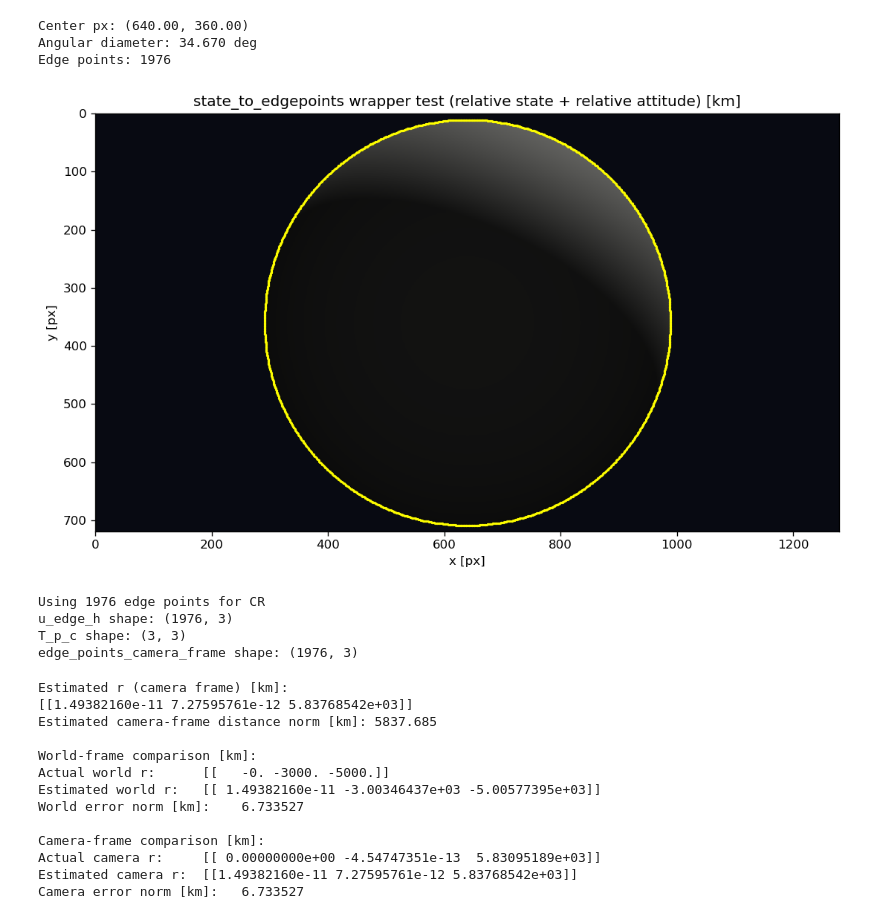
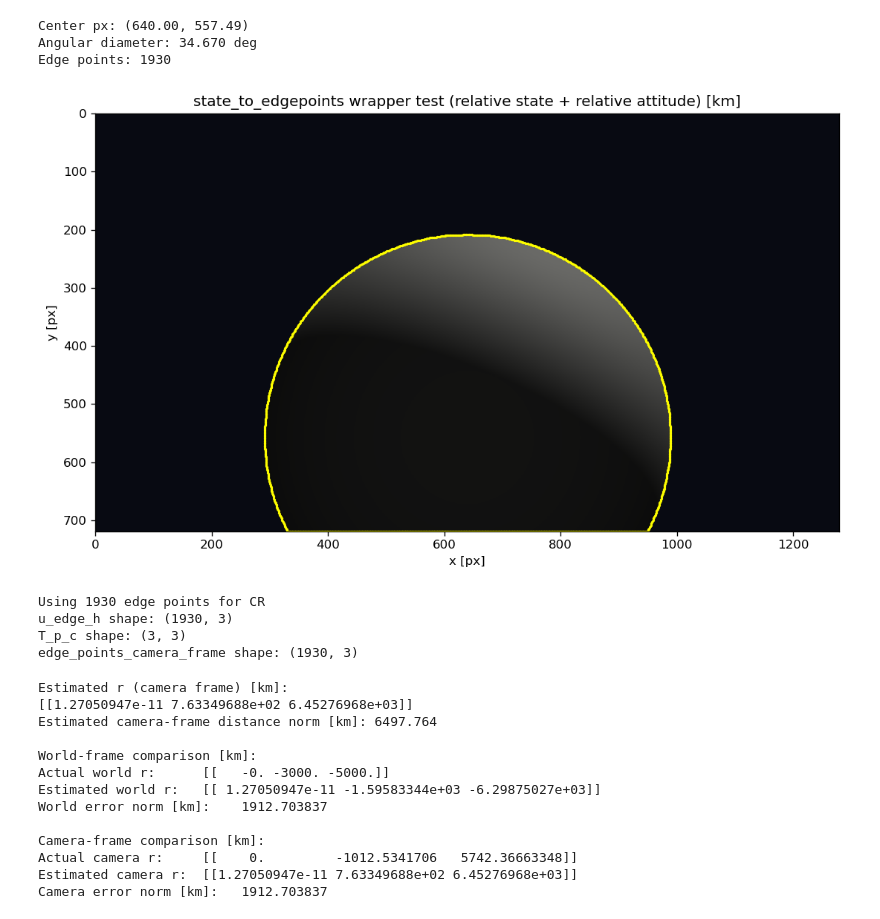
Before and after one commit to colin-skinner/horizon-op-nav, a Jupyter notebook: Measurments/Interface_tester.ipynb, the cells around one changed output. Drawn from its saved outputs; the diff is of its cells as text; code cells hidden in the pictures.

```diff
--- a/Measurments/Interface_tester.ipynb
+++ b/Measurments/Interface_tester.ipynb
@@ -38,7 +38,7 @@ spacecraft_position_relative_to_body_center = np.array([0.0, 3000.0, 5000.0], dt
 attitude_offset_from_center_pointing = np.eye(3, dtype=np.float64)
 
 # Add some test offset in degrees and convert to a rotation matrix.
-x_offset_deg = 0
+x_offset_deg = 10
 y_offset_deg = 0
 z_offset_deg = 0
 
@@ -48,36 +48,36 @@ offset_rotation_matrix = state_to_edgepoints_module.rotation_matrix_from_euler_a
     z_deg=z_offset_deg,
 )
 
 attitude_offset_from_center_pointing = offset_rotation_matrix @ attitude_offset_from_center_pointing
 
 out = state_to_edgepoints(
     spacecraft_position_relative_to_body_center=spacecraft_position_relative_to_body_center,
     attitude_offset_from_center_pointing=attitude_offset_from_center_pointing,
     k_matrix=K,
     width=w,
     height=h,
     noise_level=0.00,
     body_center_world=np.array([0.0, 0.0, 0.0], dtype=np.float64),
     body_radius=1_737.4,
     attitude_offset_convention="world_to_camera",
     light_direction_world=np.array([.2, 0.5, 0], dtype=np.float64),
     color_tolerance=4.5,
     keep_largest_component_only=True,
     fill_internal_holes=True,
     remove_speckles=True,
 )
 
 print(f"Center px: ({out.render.center_px[0]:.2f}, {out.render.center_px[1]:.2f})")
 print(f"Angular diameter: {out.render.angular_diameter_deg:.3f} deg")
 print(f"Edge points: {len(out.edges.edge_coordinates_xy)}")
 
 
 state_to_edgepoints_module.plot_edge_points(out, w, h)
 # %% [output]
-Center px: (640.00, 360.00)
+Center px: (640.00, 557.49)
 Angular diameter: 34.670 deg
-Edge points: 1976
+Edge points: 1930
-[figure, old version]
+[figure, new version]
 # %%
 # Prepare edge measurements for Christian-Robinson (CR)
 # CR expects u as Nx3 homogeneous image points: [x, y, 1].
@@ -121,10 +121,10 @@ print(f"u_edge_h shape: {u_edge_h.shape}")
 print(f"T_p_c shape: {T_p_c.shape}")
 print(f"edge_points_camera_frame shape: {edge_points_camera_frame.shape}")
 # %% [output]
-Using 1976 edge points for CR
-u_edge_h shape: (1976, 3)
+Using 1930 edge points for CR
+u_edge_h shape: (1930, 3)
 T_p_c shape: (3, 3)
-edge_points_camera_frame shape: (1976, 3)
+edge_points_camera_frame shape: (1930, 3)
 # %%
 # Run Christian-Robinson using prepared edge points
 # NOTE: a, b, c should match body scale units used in simulation [km].
@@ -156,15 +156,15 @@ print(f"Estimated camera r:  {r_c_est.T}")
 print(f"Camera error norm [km]:   {float(np.linalg.norm(r_c_est - actual_r_cam)):.6f}")
 # %% [output]
 Estimated r (camera frame) [km]:
-[[1.49382160e-11 7.27595761e-12 5.83768542e+03]]
-Estimated camera-frame distance norm [km]: 5837.685
+[[1.27050947e-11 7.63349688e+02 6.45276968e+03]]
+Estimated camera-frame distance norm [km]: 6497.764
 
 World-frame comparison [km]:
 Actual world r:      [[   -0. -3000. -5000.]]
-Estimated world r:   [[ 1.49382160e-11 -3.00346437e+03 -5.00577395e+03]]
-World error norm [km]:    6.733527
+Estimated world r:   [[ 1.27050947e-11 -1.59583344e+03 -6.29875027e+03]]
+World error norm [km]:    1912.703837
 
 Camera-frame comparison [km]:
-Actual camera r:     [[ 0.00000000e+00 -4.54747351e-13  5.83095189e+03]]
-Estimated camera r:  [[1.49382160e-11 7.27595761e-12 5.83768542e+03]]
-Camera error norm [km]:   6.733527
+Actual camera r:     [[    0.         -1012.5341706   5742.36663348]]
+Estimated camera r:  [[1.27050947e-11 7.63349688e+02 6.45276968e+03]]
+Camera error norm [km]:   1912.703837
```
Also changed, not shown: 4 other files.
